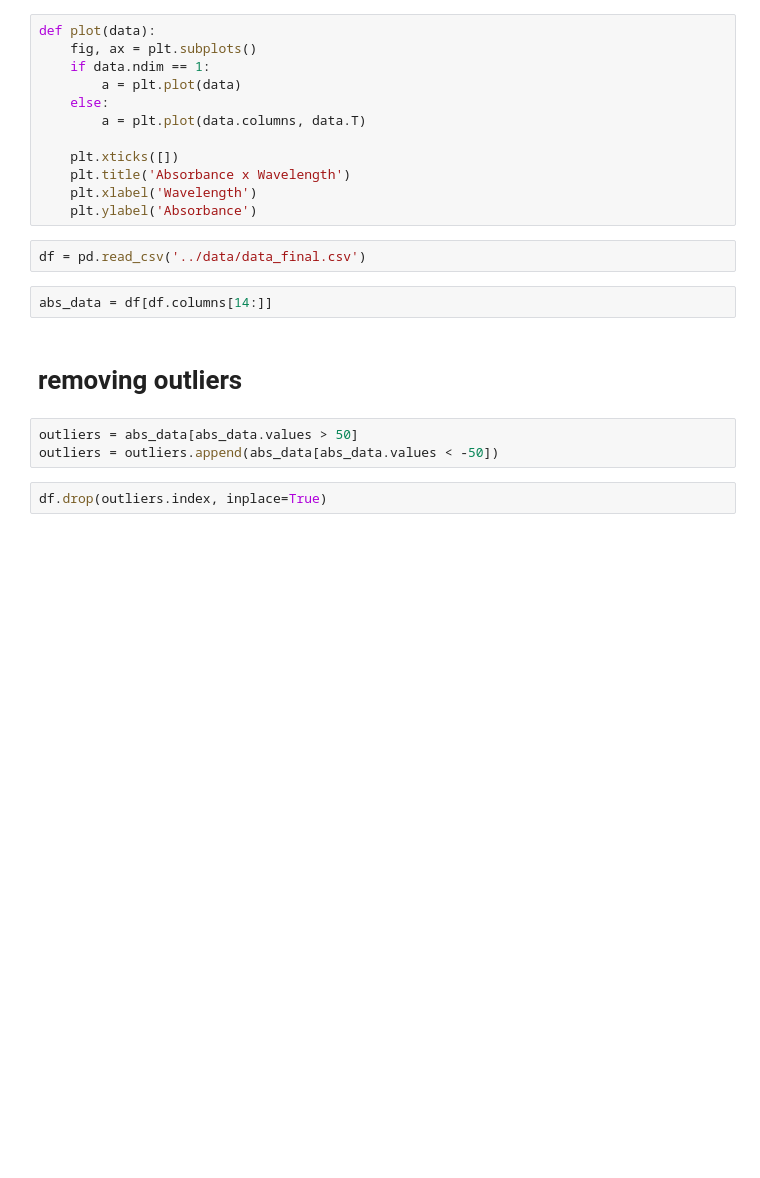
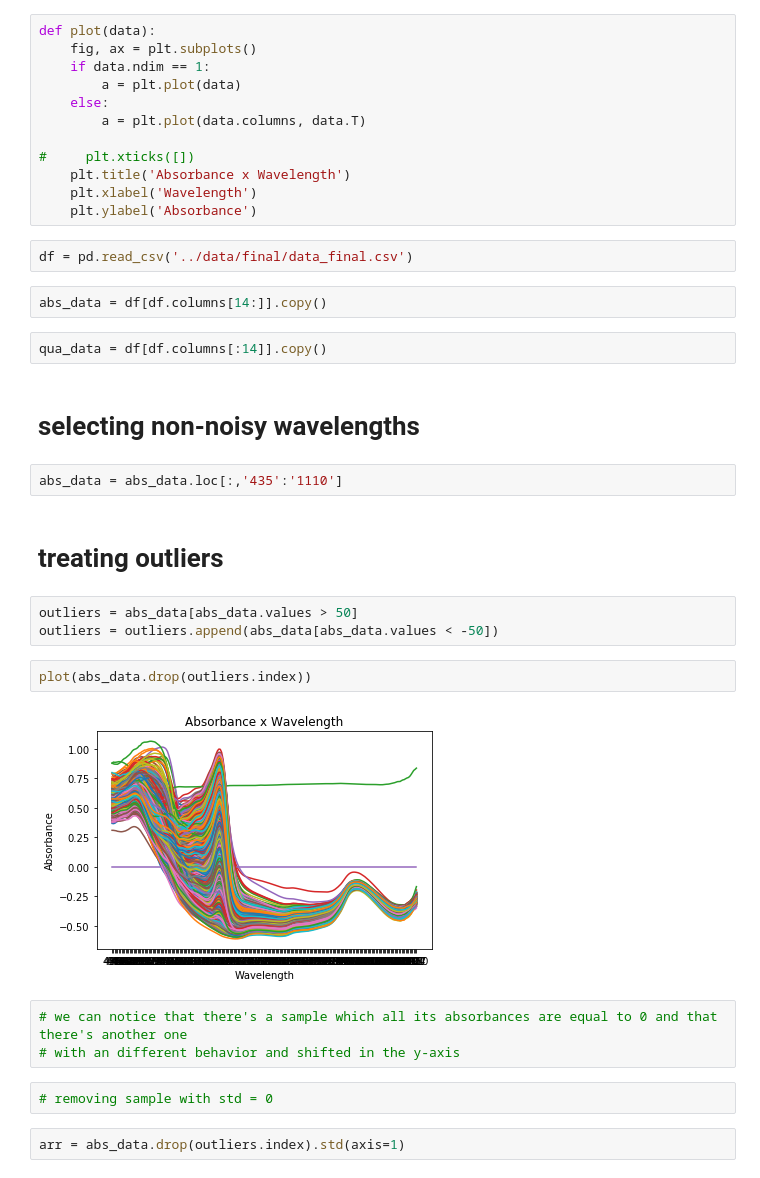
Before and after one commit to danielesreis/pibic-2018, a Jupyter notebook: notebooks/2. data_analysis.ipynb, the cells around one changed output. Saved outputs shown, nothing was run; the diff lists cells and outputs as text; blank space fills up the shorter version.

```diff
--- a/notebooks/2. data_analysis.ipynb
+++ b/notebooks/2. data_analysis.ipynb
@@ -14,18 +20,33 @@ def plot(data):
     else:
         a = plt.plot(data.columns, data.T)
 
-    plt.xticks([])
+#     plt.xticks([])
     plt.title('Absorbance x Wavelength')
     plt.xlabel('Wavelength')
     plt.ylabel('Absorbance')
 # %%
-df = pd.read_csv('../data/data_final.csv')
+df = pd.read_csv('../data/final/data_final.csv')
 # %%
-abs_data = df[df.columns[14:]]
+abs_data = df[df.columns[14:]].copy()
+# %%
+qua_data = df[df.columns[:14]].copy()
+# %% [markdown]
+# selecting non-noisy wavelengths
+# %%
+abs_data = abs_data.loc[:,'435':'1110']
 # %% [markdown]
-# removing outliers
+# treating outliers
 # %%
 outliers = abs_data[abs_data.values > 50]
 outliers = outliers.append(abs_data[abs_data.values < -50])
 # %%
-df.drop(outliers.index, inplace=True)
+plot(abs_data.drop(outliers.index))
+# %% [output]
+[figure, added]
+# %%
+# we can notice that there's a sample which all its absorbances are equal to 0 and that there's another one
+# with an different behavior and shifted in the y-axis
+# %%
+# removing sample with std = 0
+# %%
+arr = abs_data.drop(outliers.index).std(axis=1)
```
Also changed, not shown: parts of 30 cells of this notebook, 4 other files.
